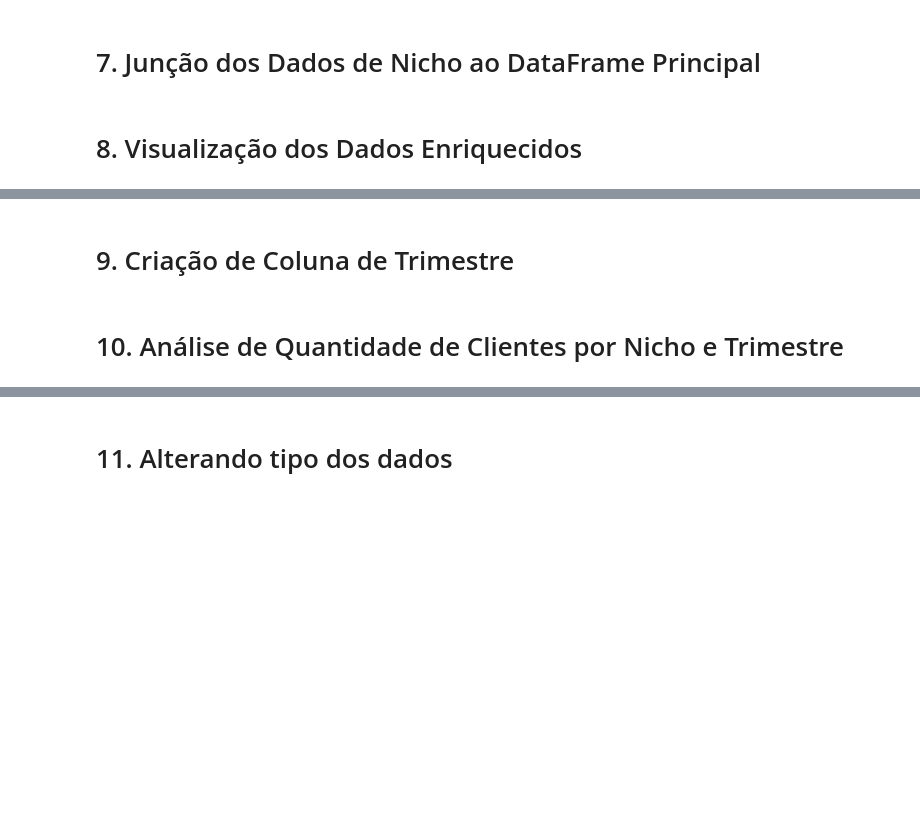
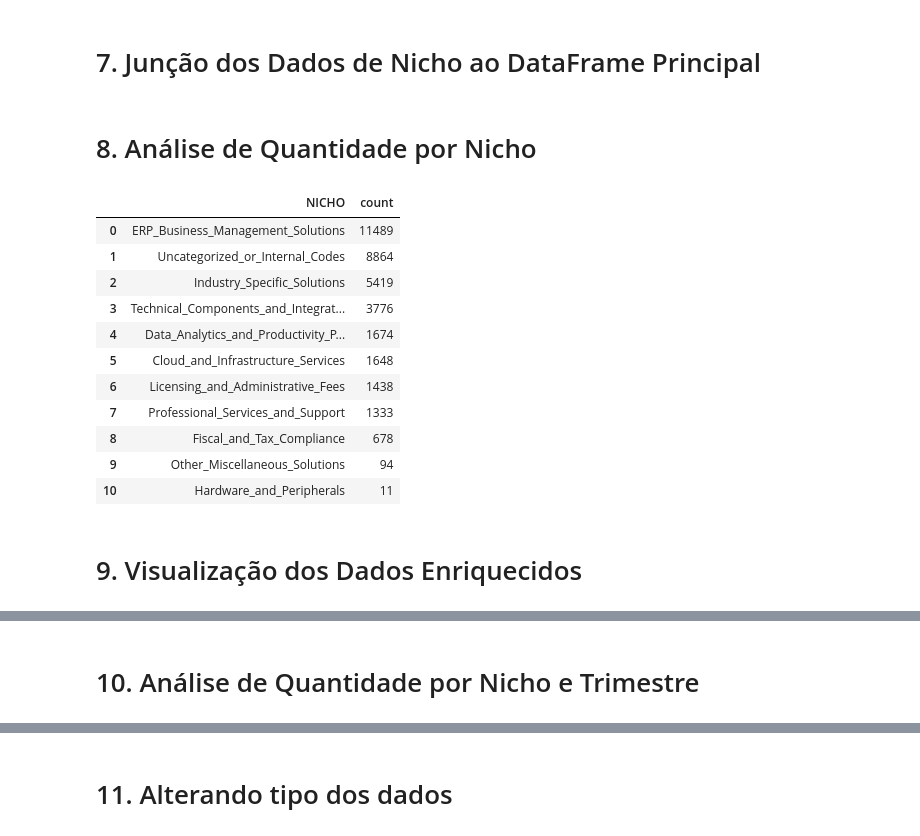
Before and after one commit to bonett1/E-Commerce-Analysis, a Jupyter notebook: totvs_notebook.ipynb, the cells around one changed output, grey strips where cells are left out. Drawn from its saved outputs; the diff is of its cells as text; code cells hidden in the pictures; blank space fills up the shorter version.

```diff
--- a/totvs_notebook.ipynb
+++ b/totvs_notebook.ipynb
@@ -115,8 +397,25 @@ df_clientes_varejo.DS_PROD.nunique(), df_nichos.shape  # Mostra quantidade de pr
 # 7. Junção dos Dados de Nicho ao DataFrame Principal
 # %%
 df_clientes_varejo_att = df_clientes_varejo.merge(df_nichos, how='left', on='DS_PROD')  # Junta os nichos ao DataFrame principal
+# %% [markdown]
+# 8. Análise de Quantidade por Nicho
+# %%
+df_clientes_varejo_att.NICHO.value_counts().reset_index()  # Agrupa e conta clientes por nicho e trimestre
+# %% [output]
+|  | NICHO | count |
+| 0 | ERP_Business_Management_Solutions | 11489 |
+| 1 | Uncategorized_or_Internal_Codes | 8864 |
+| 2 | Industry_Specific_Solutions | 5419 |
+| 3 | Technical_Components_and_Integrat... | 3776 |
+| 4 | Data_Analytics_and_Productivity_P... | 1674 |
+| 5 | Cloud_and_Infrastructure_Services | 1648 |
+| 6 | Licensing_and_Administrative_Fees | 1438 |
+| 7 | Professional_Services_and_Support | 1333 |
+| 8 | Fiscal_and_Tax_Compliance | 678 |
+| 9 | Other_Miscellaneous_Solutions | 94 |
+| 10 | Hardware_and_Peripherals | 11 |
 # %% [markdown]
-# 8. Visualização dos Dados Enriquecidos
+# 9. Visualização dos Dados Enriquecidos
 # %%
 df_clientes_varejo_att.head(10)  # Exibe as 10 primeiras linhas do DataFrame enriquecido
 # %% [output]
@@ -132,8 +431,6 @@ df_clientes_varejo_att.head(10)  # Exibe as 10 primeiras linhas do DataFrame enr
 | 8 | T00361 | PONTO DE VENDA POS > 1 ID | SAAS CMNET THEX | SAOPAULO | OUTRAS ATIVIDADES ASSOCIATIVAS PR... | SERVICOS | PROVEDOR SERVICOS | Sem Informações de Faturamento | ... |
 | 9 | T00018 | SMS TOTVS TEC USER | SMS TOTVS SERIE T | SAOPAULO | Hoteis | SERVICOS | VIAGENS | Faixa 02 - De 7,5 M ate 15 M | ... |
 # %% [markdown]
-# 9. Criação de Coluna de Trimestre
+# 10. Análise de Quantidade por Nicho e Trimestre
 # %%
 df_clientes_varejo_att['QUARTER'] = pd.to_datetime(df_clientes_varejo_att.DT_ASSINATURA_CONTRATO).dt.quarter  # Extrai o trimestre da data de assinatura
-# %% [markdown]
-# 10. Análise de Quantidade de Clientes por Nicho e Trimestre
```
Also changed, not shown: parts of 12 cells of this notebook.
